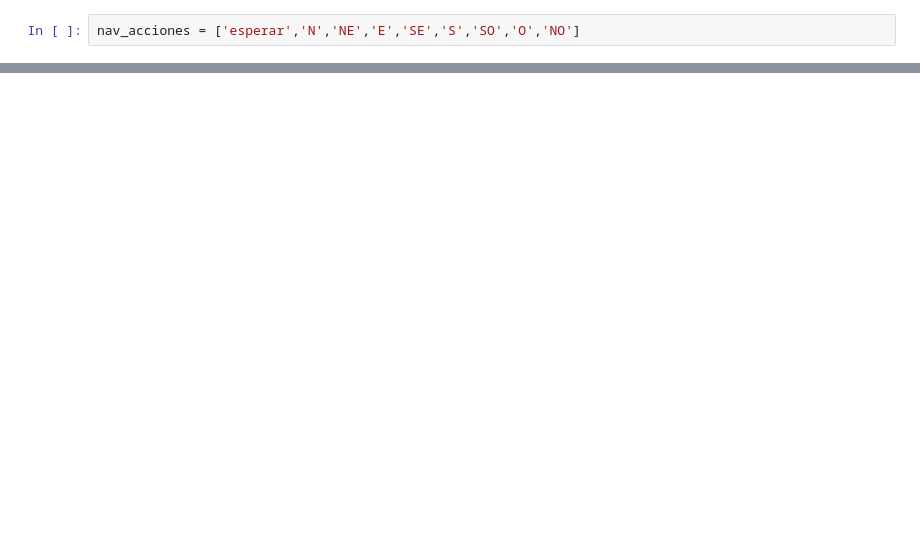
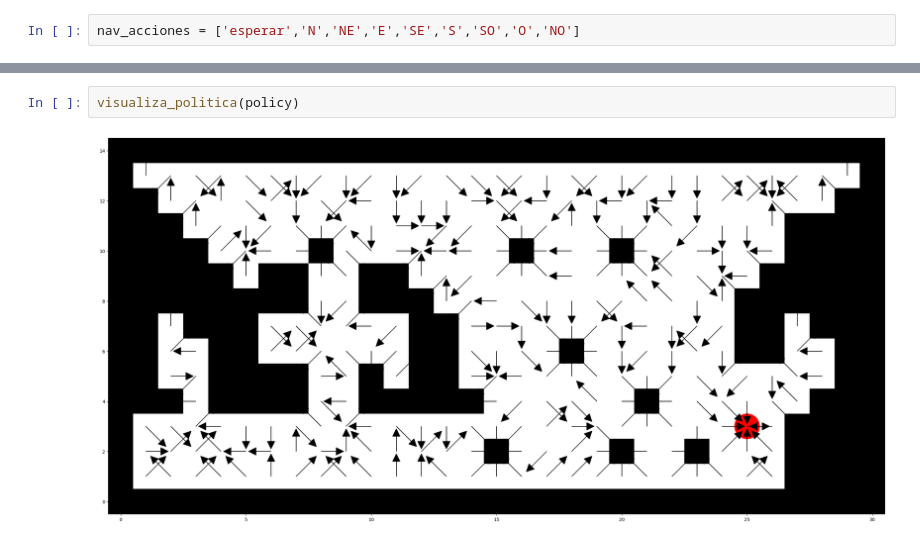
Before and after one commit to Migueel0/IA-Robotic-RL, a Jupyter notebook: src/montecarlo/Montecarlo.ipynb, the cells around one changed output, grey strips where cells are left out. Drawn from its saved outputs; the diff is of its cells as text; blank space fills up the shorter version.

```diff
--- a/src/montecarlo/Montecarlo.ipynb
+++ b/src/montecarlo/Montecarlo.ipynb
@@ -272,0 +249,4 @@ TypeError: 'builtin_function_or_method' object is not iterable
+# %%
+visualiza_politica(policy)
+# %% [output]
+[figure, added]
```
Also changed, not shown: parts of 5 cells of this notebook.
